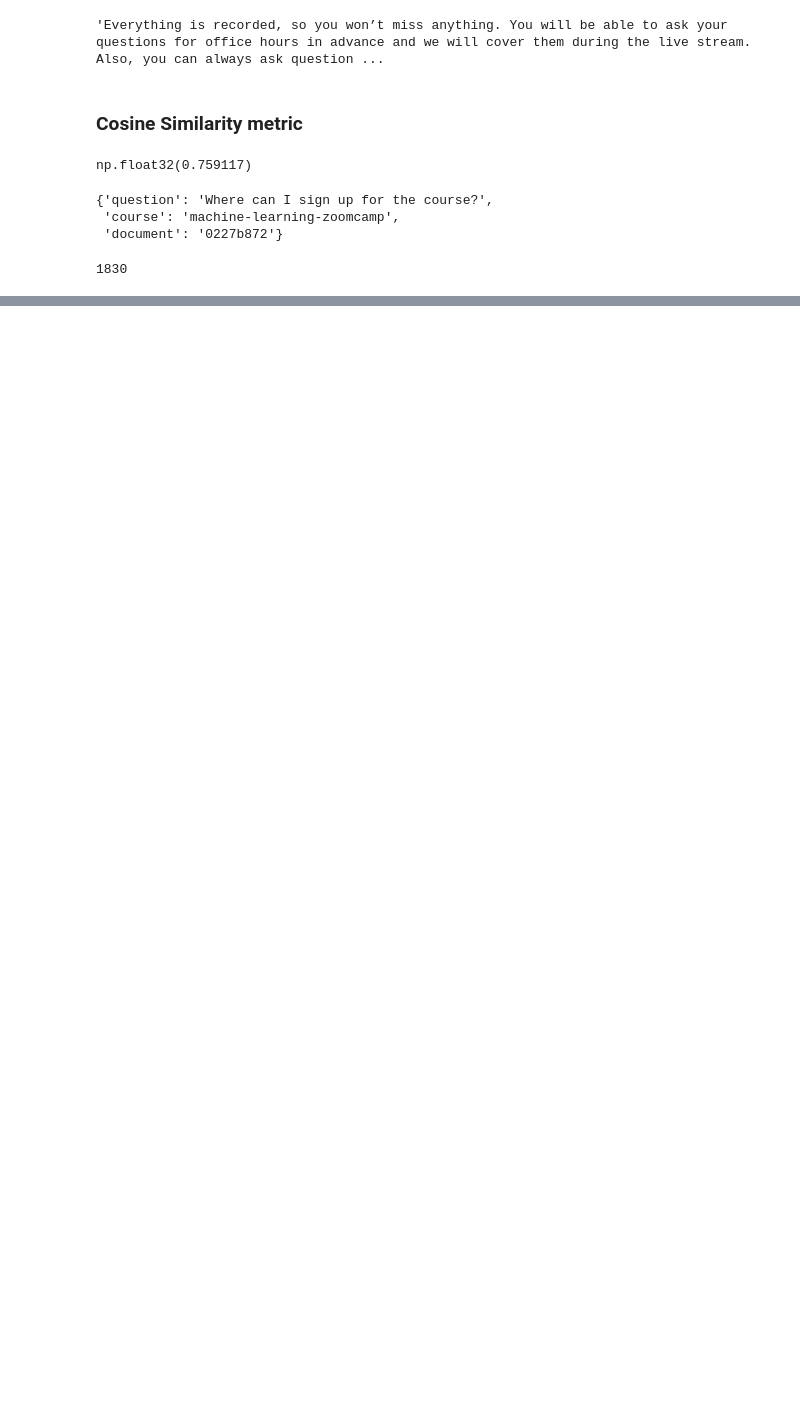
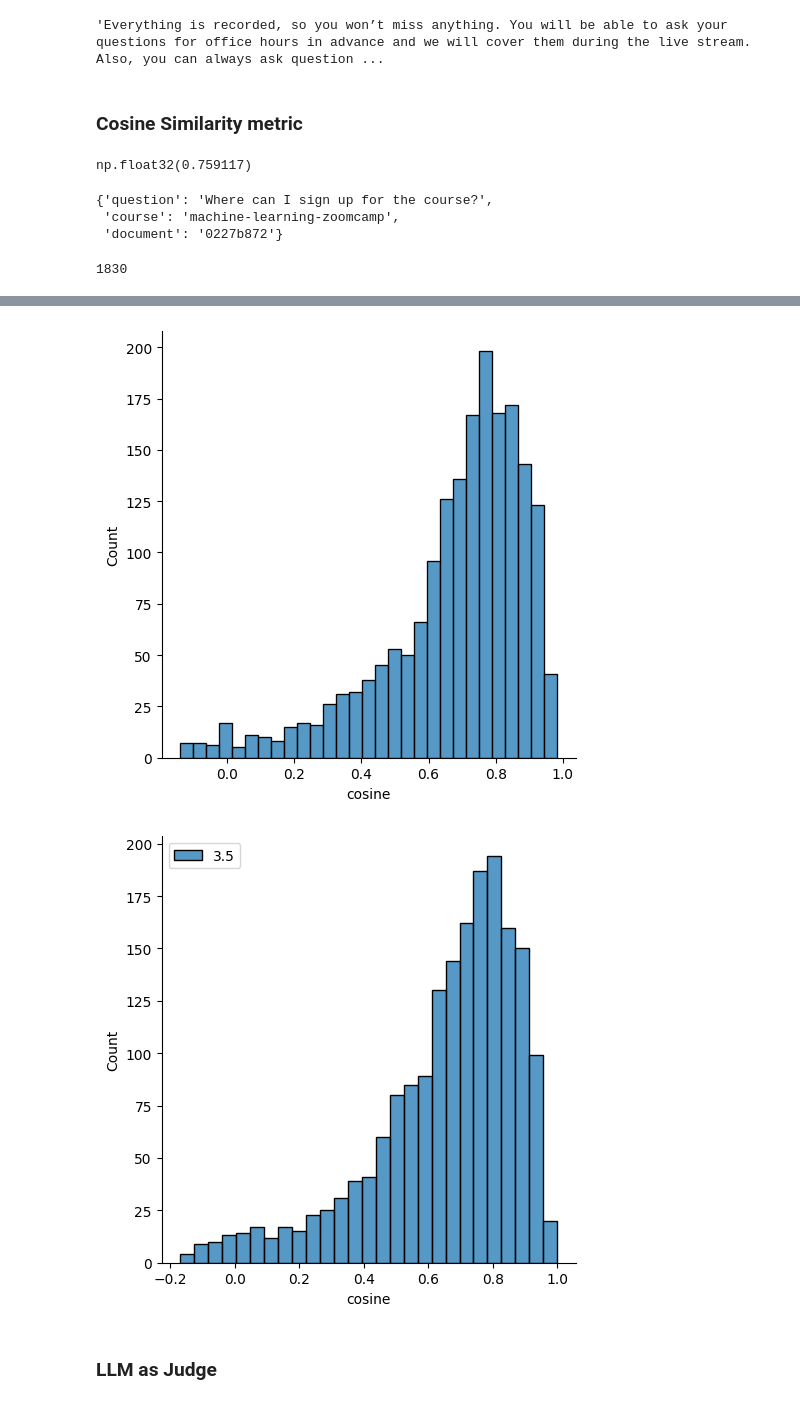
Before and after one commit to zaahirdawood/llm-zoomcamp, a Jupyter notebook: 04-monitoring/offline-rag-evalution.ipynb, the cells around one changed output, grey strips where cells are left out. Saved outputs shown, nothing was run; the diff lists cells and outputs as text; code cells hidden in the pictures; blank space fills up the shorter version.

```diff
--- a/04-monitoring/offline-rag-evalution.ipynb
+++ b/04-monitoring/offline-rag-evalution.ipynb
@@ -336,0 +468,11 @@ for record in tqdm(results_gpt4o):
+# %%
+sns.displot(df_gpt_4o['cosine'],label='4o')
+sns.displot(df_gpt_35['cosine'],label='3.5')
+
+plt.legend()
+plt.show()
+# %% [output]
+[figure, added]
+[figure, added]
+# %% [markdown]
+### LLM as Judge
```
Also changed, not shown: parts of 34 cells of this notebook, 6 other files.
